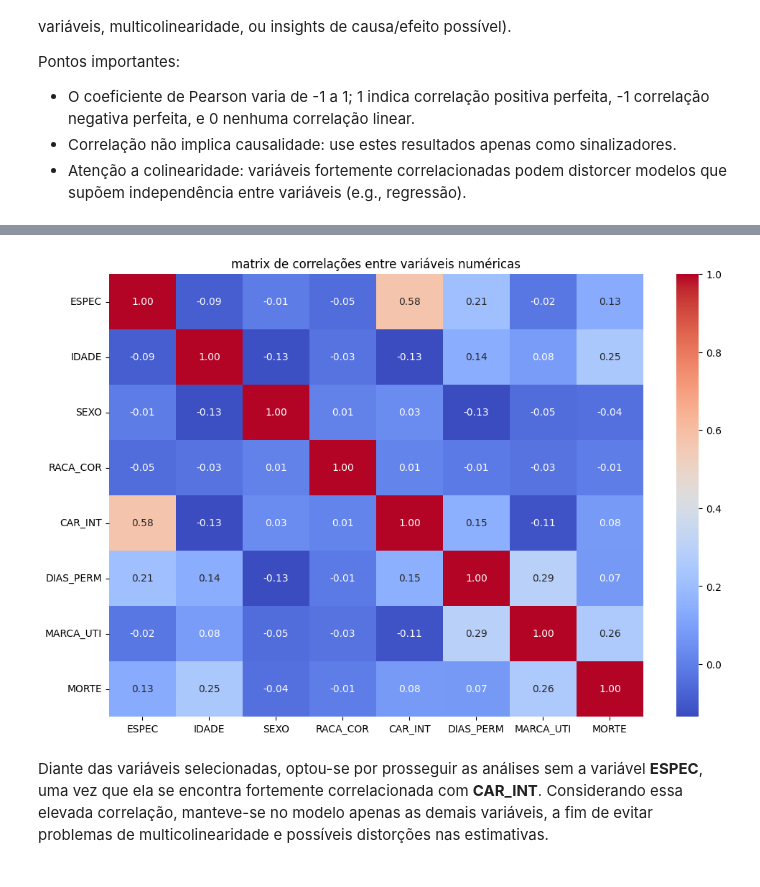
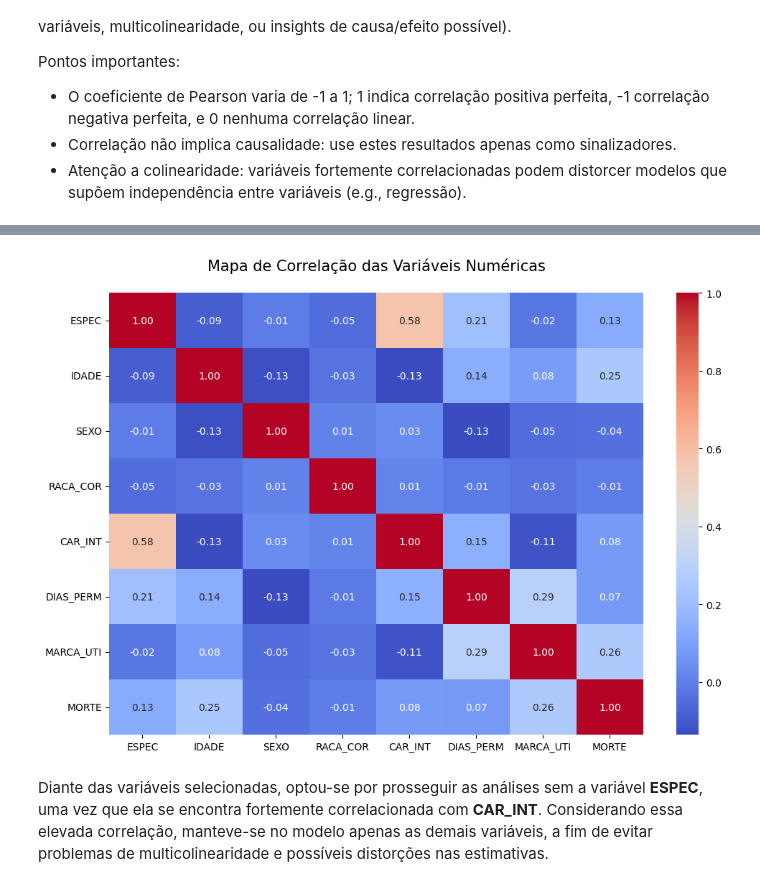
Before and after one commit to Fabiano01EST/generalized-linear-models-python, a Jupyter notebook: GLM.ipynb, the cells around one changed output, grey strips where cells are left out. Saved outputs shown, nothing was run; the diff lists cells and outputs as text; code cells hidden in the pictures.

```diff
--- a/GLM.ipynb
+++ b/GLM.ipynb
@@ -34,9 +34,9 @@ import pandas as pd
 
 import pandas as pd
 
-df = pd.read_csv(
+df_pb_filtrado = pd.read_csv(
     "df_pb_filtrado.csv",
-    sep=";",
+    sep=",",
     encoding="latin1",
     low_memory=False
 )
@@ -165,59 +160,26 @@ Pontos importantes:
 # %%
 from scipy.stats import pearsonr
 
-# Gráfico de correlação entre todas as variáveis numéricas do DataFrame dados_titanic1
-plt.figure(figsize=(12,8))
-corr = df_pb_filtrado.corr(numeric_only=False, method = "spearman")
-sns.heatmap(corr, annot=True, cmap='coolwarm', fmt='.2f')
-plt.title('matrix de correlações entre variáveis numéricas')
-# calcular p-values de Pearson para cada par de variáveis
-cols = corr.columns.tolist()
-pvals = pd.DataFrame(np.nan, index=cols, columns=cols)
+# # # Gráfico de correlação entre todas as variáveis numéricas do DataFrame dados_titanic1
+# plt.figure(figsize=(12,8))
+# corr = df_pb_filtrado.corr(numeric_only=False, method = "spearman")
+# sns.heatmap(corr, annot=True, cmap='coolwarm', fmt='.2f')
+# plt.title('matrix de correlações entre variáveis numéricas')
+# # calcular p-values de Pearson para cada par de variáveis
+# cols = corr.columns.tolist()
+# pvals = pd.DataFrame(np.nan, index=cols, columns=cols)
 
-for i in range(len(cols)):
-    for j in range(len(cols)):
-        x = df_pb_filtrado[cols[i]]
-        y = df_pb_filtrado[cols[j]]
-        mask = x.notna() & y.notna()
-        if mask.sum() > 2:
-            _, p = pearsonr(x[mask], y[mask])
-        else:
-            p = np.nan
-        pvals.iloc[i, j] = p
+# for i in range(len(cols)):
+#     for j in range(len(cols)):
+#         x = df_pb_filtrado[cols[i]]
+#         y = df_pb_filtrado[cols[j]]
+#         mask = x.notna() & y.notna()
+#         if mask.sum() > 2:
+#             _, p = spearmanr(x[mask], y[mask])
+#         else:
+#             p = np.nan
+#         pvals.iloc[i, j] = p
 
-# função para transformar p-value em estrelas de significância
-def sig_stars(p):
-    if pd.isna(p):
-        return ''
-    if p < 0.001:
-        return '***'
-    if p < 0.01:
-        return '**'
-    if p < 0.05:
-        return '*'
-    return ''
-
-# anotar estrelas de significância sobre o heatmap
-ax = plt.gca()
-n = len(cols)
-for i in range(n):
-    for j in range(n):
-        star = sig_stars(pvals.iloc[i, j])
-        if star:
-            # posicionar a estrela levemente acima do número da correlação
-            ax.text(j + 0.5, i + 0.28, star, ha='center', va='center', color='black', fontsize=14)
-
-plt.show()
-
-
-
-# Iremos dropar (retirar) a coluna ID, pois ela não é relevante para a análise de correlação
-#df_pb_filtrado.corr("spearman")
-
-# # Heatmap
-# plt.figure(figsize = (7,7))
-# sns.heatmap(df_pb_filtrado.corr("spearman"), annot = True, cmap = "YlGnBu")
-# plt.title("Mapa de Correlação das Variáveis Numéricas\n", fontsize = 15)
 # # função para transformar p-value em estrelas de significância
 # def sig_stars(p):
 #     if pd.isna(p):
@@ -240,5 +202,17 @@ plt.show()
 #             # posicionar a estrela levemente acima do número da correlação
 #             ax.text(j + 0.5, i + 0.28, star, ha='center', va='center', color='black', fontsize=14)
 
-# #plt.show()
+# plt.show()
+
+
+
+# Iremos dropar (retirar) a coluna ID, pois ela não é relevante para a análise de correlação
+df_pb_filtrado.corr("spearman")
+
+# # Heatmap# p
+plt.figure(figsize=(12,8))
+sns.heatmap(corr, annot=True, cmap='coolwarm', fmt='.2f')
+plt.title('matrix de correlações entre variáveis numéricas')
+plt.title("Mapa de Correlação das Variáveis Numéricas\n", fontsize = 15)
+plt.show()
 # %% [output]
@@ -246,3 +219,3 @@ NameError: name 'np' is not defined
-[figure, old version]
+[figure, new version]
 # %% [markdown]
 Diante das variáveis selecionadas, optou-se por prosseguir as análises sem a variável **ESPEC**, uma vez que ela se encontra fortemente correlacionada com **CAR_INT**. Considerando essa elevada correlação, manteve-se no modelo apenas as demais variáveis, a fim de evitar problemas de multicolinearidade e possíveis distorções nas estimativas.
```
Also changed, not shown: parts of 8 cells of this notebook.
